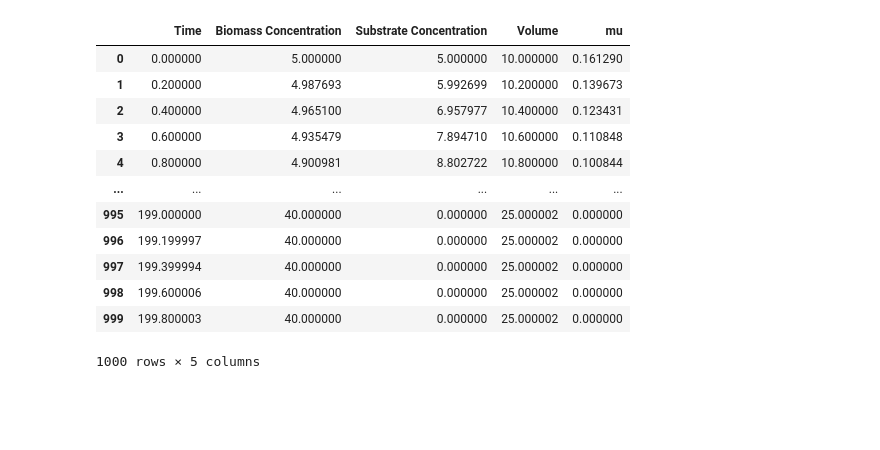
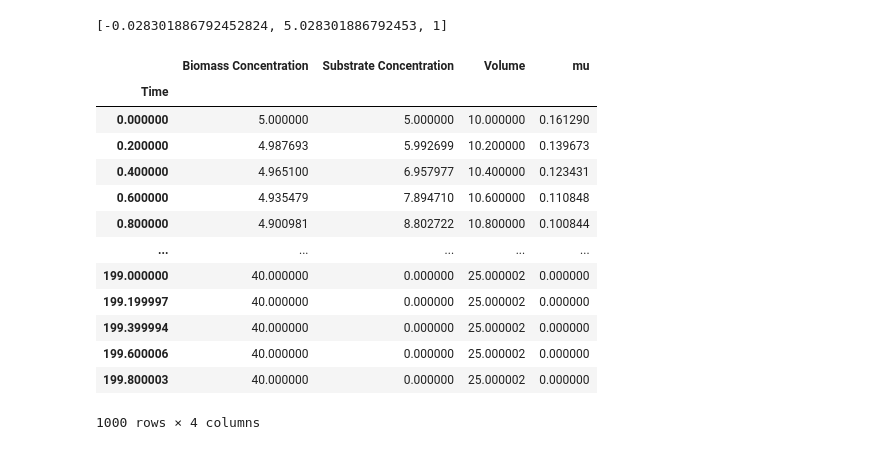
Before and after one commit to BLADDER-PROJECT/bioreactor, a Jupyter notebook: PyTorch Implementation (1).ipynb, the cells around one changed output. Saved outputs shown, nothing was run; the diff lists cells and outputs as text; code cells hidden in the pictures; blank space fills up the shorter version.

```diff
--- a/PyTorch Implementation (1).ipynb
+++ b/PyTorch Implementation (1).ipynb
@@ -64,43 +66,48 @@ t = np.arange(0.0, 200.0, 0.2)
 
 # Solving the differential equation using the odeint method
 sol = odeint(odes, m0, t, tfirst = True)
+odes(10, m0)
+# %% [output]
+[-0.028301886792452824, 5.028301886792453, 1]
 # %%
 # Extracting biomass conc, substrate conc and volume from the generated solution by
 # transposing the matrix
 X = sol.T[0]
 S = sol.T[1]
 V = sol.T[2]
 
 # Computing the growth rate values
 mu_list = []
 for s in S:
     mu = 0
     mu = (1*s)/(1+s+(s**2)/1)
     mu_list.append(mu)
 
 # Generating the dataset
 mdf = pd.DataFrame()
 mdf["Time"] = t
 mdf["Biomass Concentration"] = X
 mdf["Substrate Concentration"] = S
 mdf["Volume"] = V
 mdf["mu"] = mu_list
 relu = nn.ReLU()
 mdf_tensor = relu(torch.tensor(mdf.to_numpy(), dtype = torch.float32))
 mdf = pd.DataFrame(mdf_tensor.numpy(), columns = ["Time", "Biomass Concentration", "Substrate Concentration","Volume", "mu"])
 mu_list = mdf["mu"]
+mdf = mdf.set_index("Time")
 mdf
 # %% [output]
-|  | Time | Biomass Concentration | Substrate Concentration | Volume | mu |
-| 0 | 0.000000 | 5.000000 | 5.000000 | 10.000000 | 0.161290 |
-| 1 | 0.200000 | 4.987693 | 5.992699 | 10.200000 | 0.139673 |
-| 2 | 0.400000 | 4.965100 | 6.957977 | 10.400000 | 0.123431 |
-| 3 | 0.600000 | 4.935479 | 7.894710 | 10.600000 | 0.110848 |
-| 4 | 0.800000 | 4.900981 | 8.802722 | 10.800000 | 0.100844 |
-| ... | ... | ... | ... | ... | ... |
-| 995 | 199.000000 | 40.000000 | 0.000000 | 25.000002 | 0.000000 |
-| 996 | 199.199997 | 40.000000 | 0.000000 | 25.000002 | 0.000000 |
-| 997 | 199.399994 | 40.000000 | 0.000000 | 25.000002 | 0.000000 |
-| 998 | 199.600006 | 40.000000 | 0.000000 | 25.000002 | 0.000000 |
-| 999 | 199.800003 | 40.000000 | 0.000000 | 25.000002 | 0.000000 |
+|  | Biomass Concentration | Substrate Concentration | Volume | mu |
+| Time |  |  |  |  |
+| 0.000000 | 5.000000 | 5.000000 | 10.000000 | 0.161290 |
+| 0.200000 | 4.987693 | 5.992699 | 10.200000 | 0.139673 |
+| 0.400000 | 4.965100 | 6.957977 | 10.400000 | 0.123431 |
+| 0.600000 | 4.935479 | 7.894710 | 10.600000 | 0.110848 |
+| 0.800000 | 4.900981 | 8.802722 | 10.800000 | 0.100844 |
+| ... | ... | ... | ... | ... |
+| 199.000000 | 40.000000 | 0.000000 | 25.000002 | 0.000000 |
+| 199.199997 | 40.000000 | 0.000000 | 25.000002 | 0.000000 |
+| 199.399994 | 40.000000 | 0.000000 | 25.000002 | 0.000000 |
+| 199.600006 | 40.000000 | 0.000000 | 25.000002 | 0.000000 |
+| 199.800003 | 40.000000 | 0.000000 | 25.000002 | 0.000000 |
-1000 rows × 5 columns
+1000 rows × 4 columns
```
Also changed, not shown: parts of 18 cells of this notebook.
